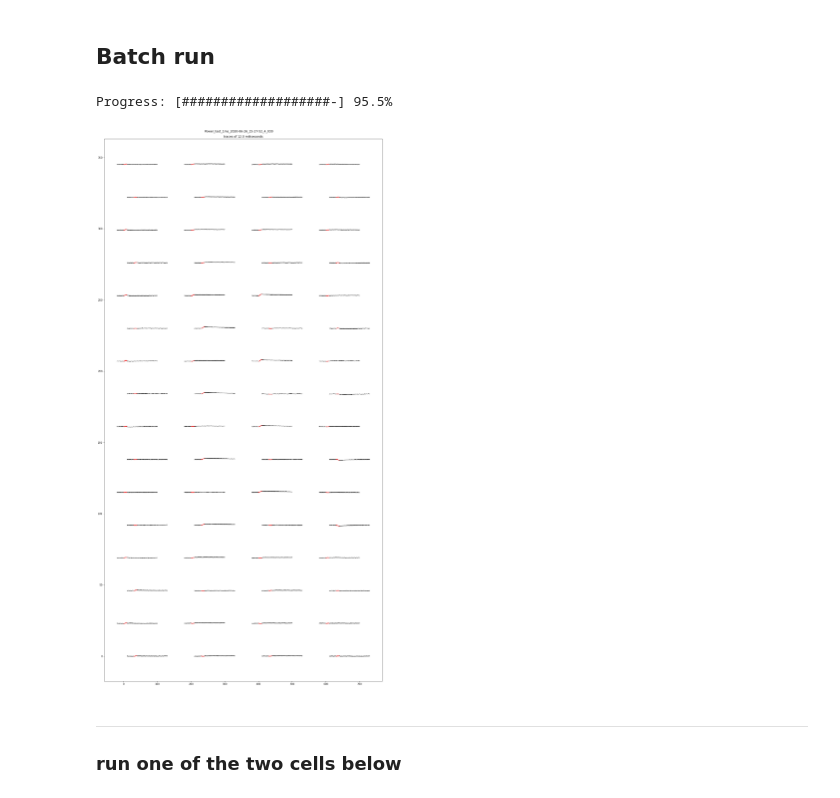
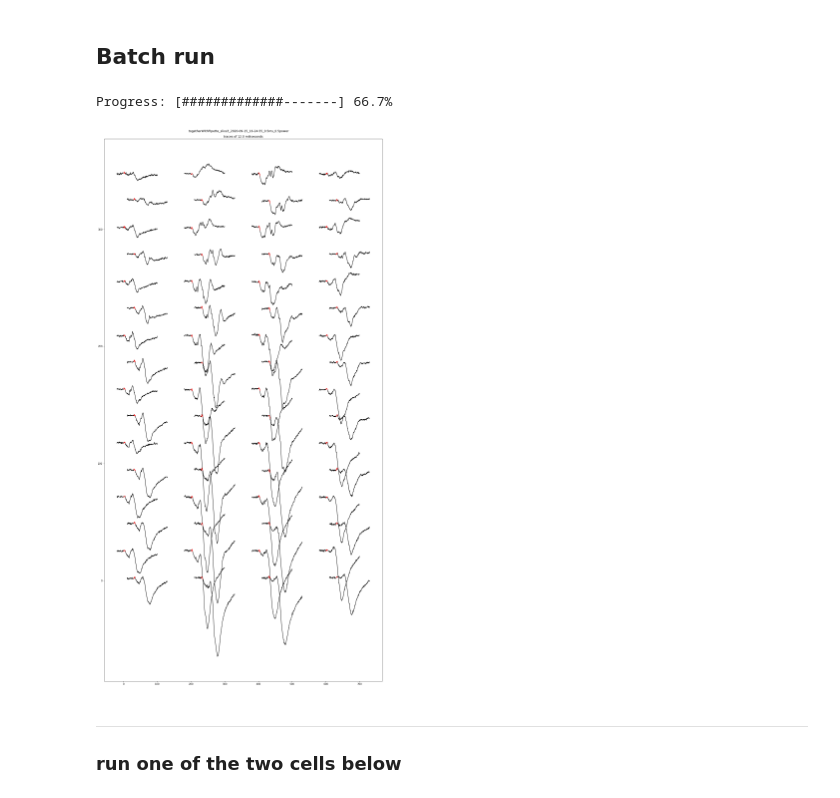
Before and after one commit to HernandoMV/OpenEphys_Analysis, a Jupyter notebook: Invitro_OE.ipynb, the cells around one changed output. Saved outputs shown, nothing was run; the diff lists cells and outputs as text; code cells hidden in the pictures.

```diff
--- a/Invitro_OE.ipynb
+++ b/Invitro_OE.ipynb
@@ -248,7 +248,7 @@ fig, axs = plt.subplots(1,1, figsize=(20, 40), facecolor='w', edgecolor='k', sha
 fig.subplots_adjust(hspace = .001, wspace=.001)
 #axs = axs.ravel()
 x_scaler = 10000
-y_scaler = 0.115
+y_scaler = 0.055
 plt.title('traces of {} miliseconds'.format(1000 * (to_seconds - from_seconds)))
 plt.suptitle(Experiment, y=0.893)
 for j in range(len(xcoords)):
@@ -283,7 +283,7 @@ for i,e in enumerate(experiments_list):
     Experiment = e
     print(Experiment)
 
-    file = pyopenephys.File(GeneralDataDir + experiments_folder + Experiment)
+    file = pyopenephys.File(GeneralDataDir + experiments_folder + '/' + Experiment)
     experiments = file.experiments
     experiment1 = experiments[0]
     recordings = experiment1.recordings
@@ -329,8 +329,8 @@ for i,e in enumerate(experiments_list):
     intervalTimes = np.arange(intervalWindow[0], intervalWindow[1], 1/recording.sample_rate.base)
     # Override trace translation
     traces_translated = copy.deepcopy(traces_aligned)
-
-
+    # Flip the traces
+    traces_translated = [-x for x in traces_translated]
     # Check-point. Plot the signal of each channel
     # Save the averages
     Average_traces = [None] * number_of_channels
@@ -338,36 +338,36 @@ for i,e in enumerate(experiments_list):
         avg = np.mean(traces_translated[j], axis = 0)
         Average_traces[j] = avg
 
     # select times to plot
     from_seconds = -0.002
     to_seconds = 0.01
     iTvals = (intervalTimes > from_seconds) * (intervalTimes < to_seconds)
     idx = np.where(iTvals)
     light_idx = np.where((intervalTimes > 0) * (intervalTimes < offset_delay))
 
 
     fig, axs = plt.subplots(1,1, figsize=(20, 40), facecolor='w', edgecolor='k', sharex=True, sharey='row')
     fig.subplots_adjust(hspace = .001, wspace=.001)
     #axs = axs.ravel()
     x_scaler = 10000
-    y_scaler = 0.015
+    y_scaler = 0.055
     plt.title('traces of {} miliseconds'.format(1000 * (to_seconds - from_seconds)))
     plt.suptitle(Experiment, y=0.893)
     for j in range(len(xcoords)):
         axs.plot(xcoords[j] + intervalTimes[idx] * x_scaler,
                  ycoords[j] + Average_traces[j][idx] * y_scaler,
                  color = 'k')
         # plot when the light is on
         axs.plot(xcoords[j] + intervalTimes[light_idx] * x_scaler,
                  ycoords[j] + Average_traces[j][light_idx] * y_scaler,
                  color = 'r')
 
     plt.savefig(outputDir + Experiment + '_AlignedSignal.pdf', transparent=True, bbox_inches='tight')
     update_progress(i/len(experiments_list))
     plt.show()
 # %% [output]
-Progress: [###################-] 95.5%
+Progress: [#############-------] 66.7%
-[figure, old version]
+[figure, new version]
 # %%
 '''
 # fix the timestamp.npy file. ONLY IF READING THE FILE FAILS
```
Also changed, not shown: parts of 1 cell of this notebook.
